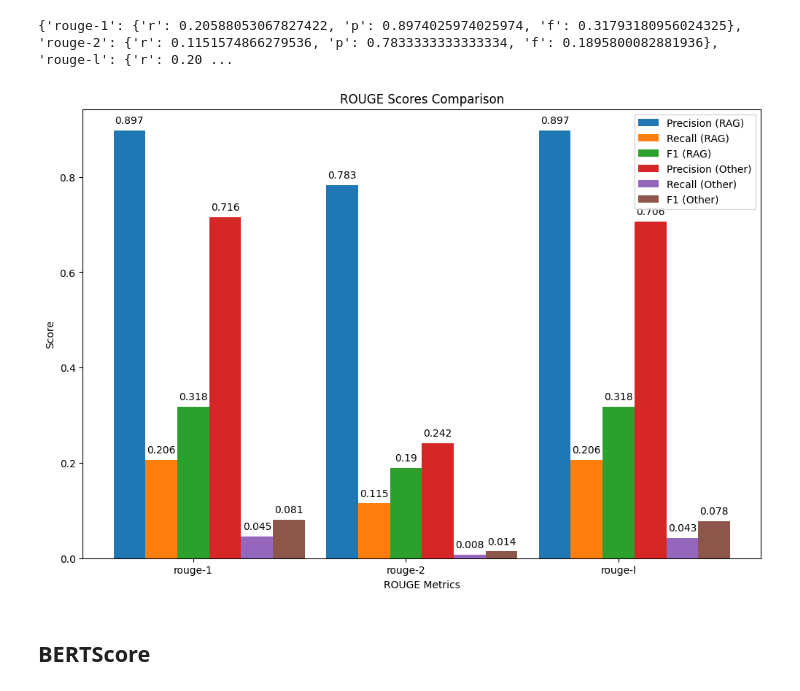
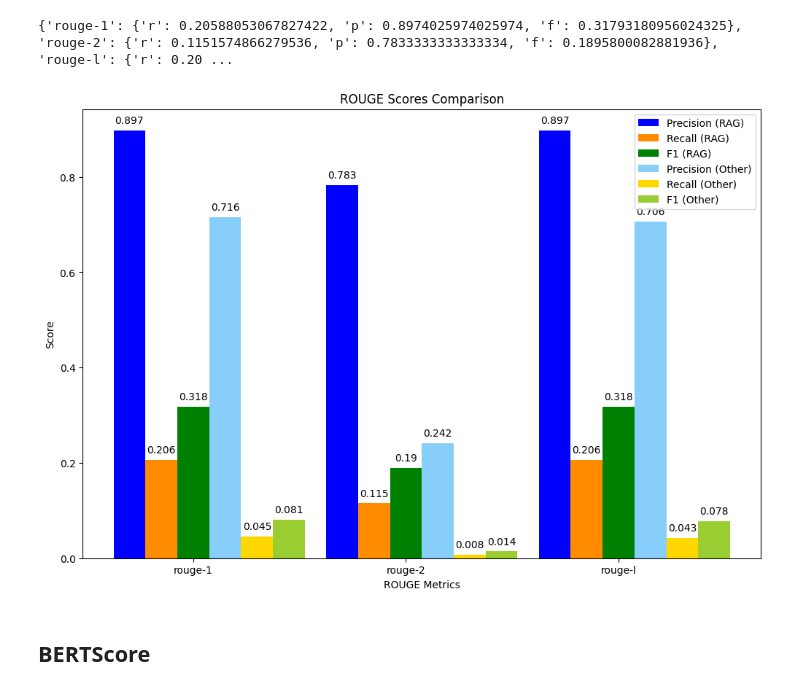
Before and after one commit to kairamilanifitria/Thesis, a Jupyter notebook: TESTING_TRY.ipynb, the cells around one changed output. Saved outputs shown, nothing was run; the diff lists cells and outputs as text; code cells hidden in the pictures.

```diff
--- a/TESTING_TRY.ipynb
+++ b/TESTING_TRY.ipynb
@@ -240,39 +235,39 @@ def visualize_rouge_scores(rouge_scores_rag, rouge_scores_other):
     recall_other = [rouge_scores_other[metric]['r'] for metric in metrics]
     f1_other = [rouge_scores_other[metric]['f'] for metric in metrics]
 
     fig, ax = plt.subplots(figsize=(12, 8))
     width = 0.15
 
     # Bars for predictions_rag
-    bar1 = ax.bar(range(len(metrics)), precision_rag, width, label='Precision (RAG)')
-    bar2 = ax.bar([i + width for i in range(len(metrics))], recall_rag, width, label='Recall (RAG)')
-    bar3 = ax.bar([i + 2 * width for i in range(len(metrics))], f1_rag, width, label='F1 (RAG)')
+    bar1 = ax.bar(range(len(metrics)), precision_rag, width, label='Precision (RAG)', color='blue')
+    bar2 = ax.bar([i + width for i in range(len(metrics))], recall_rag, width, label='Recall (RAG)', color='darkorange')
+    bar3 = ax.bar([i + 2 * width for i in range(len(metrics))], f1_rag, width, label='F1 (RAG)', color='green')
 
     # Bars for predictions_other
-    bar4 = ax.bar([i + 3 * width for i in range(len(metrics))], precision_other, width, label='Precision (Other)')
-    bar5 = ax.bar([i + 4 * width for i in range(len(metrics))], recall_other, width, label='Recall (Other)')
-    bar6 = ax.bar([i + 5 * width for i in range(len(metrics))], f1_other, width, label='F1 (Other)')
+    bar4 = ax.bar([i + 3 * width for i in range(len(metrics))], precision_other, width, label='Precision (Other)', color='lightskyblue')
+    bar5 = ax.bar([i + 4 * width for i in range(len(metrics))], recall_other, width, label='Recall (Other)', color='gold')
+    bar6 = ax.bar([i + 5 * width for i in range(len(metrics))], f1_other, width, label='F1 (Other)', color='yellowgreen')
 
     ax.set_title('ROUGE Scores Comparison')
     ax.set_xlabel('ROUGE Metrics')
     ax.set_ylabel('Score')
     ax.set_xticks([i + 2 * width for i in range(len(metrics))])
     ax.set_xticklabels(metrics)
     ax.legend()
 
     # Annotate bars with values
     for bars in [bar1, bar2, bar3, bar4, bar5, bar6]:
         for bar in bars:
             yval = bar.get_height()
             plt.text(bar.get_x() + bar.get_width()/2, yval + 0.01, round(yval, 3), ha='center', va='bottom')
 
     plt.show()
 
 rouge_scores_rag = rouge.get_scores(references, predictions_rag, avg=True)
 rouge_scores_other = rouge.get_scores(references, predictions_other, avg=True)
 
 visualize_rouge_scores(rouge_scores_rag, rouge_scores_other)
 # %% [output]
-[figure, old version]
+[figure, new version]
 # %% [markdown]
 ## BERTScore ##
```
Also changed, not shown: parts of 3 cells of this notebook.
